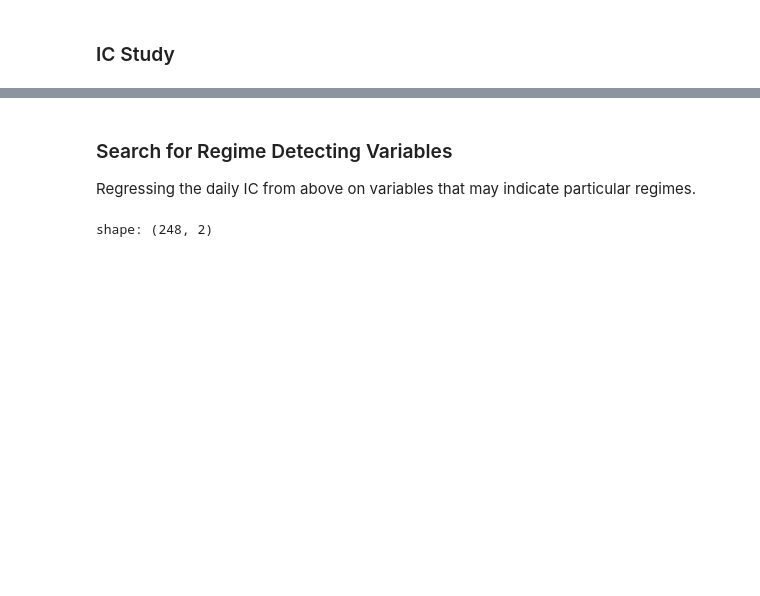
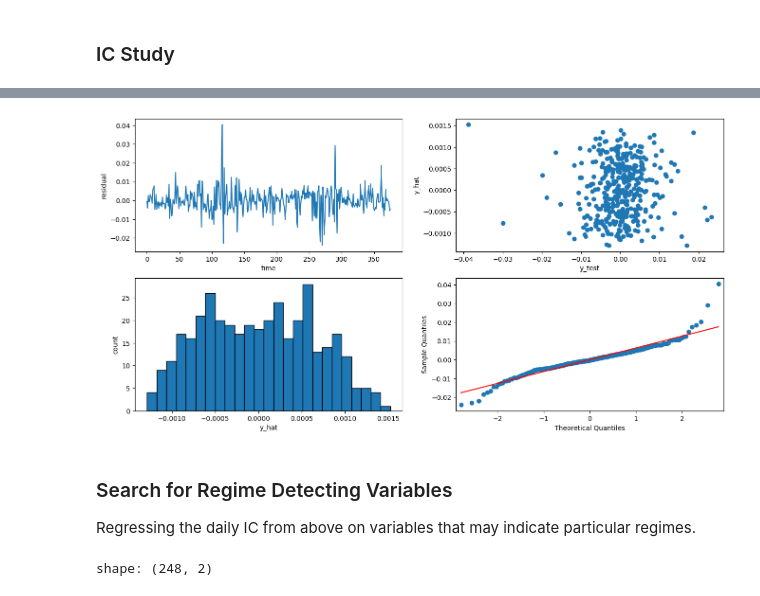
Before and after one commit to MichaelCusackNelkin/Summer_Research_2026, a Jupyter notebook: forecast/forecasting.ipynb, the cells around one changed output, grey strips where cells are left out. Cells and saved outputs as stored; diff of their text form; code cells hidden in the pictures; blank space fills up the shorter version.

```diff
--- a/forecast/forecasting.ipynb
+++ b/forecast/forecasting.ipynb
@@ -223,19 +239,19 @@ shape: (20_288, 19)
 # %% [markdown]
 ### Shapley Values
 # %%
-import sklearn
-import statsmodels.api as sm
+# import sklearn
+# import statsmodels.api as sm
 
-features = ["signed_mean_imb_ratio", "norm_rank_imb", "rank_x_net_imb"]
+# features = ["signed_mean_imb_ratio", "norm_rank_imb", "net_signed_imb"]
 
-scaler = sklearn.preprocessing.StandardScaler()
+# scaler = sklearn.preprocessing.StandardScaler()
 
-X = scaler.fit_transform(data[features].to_pandas())
-y = data["return_to_close"].to_pandas()
+# X = scaler.fit_transform(data[features].to_pandas())
+# y = data["return_xm"].to_pandas()
 
-model = sklearn.linear_model.Ridge(alpha=1e-1)
-model.fit(X,y)
+# model = sklearn.linear_model.Lasso(alpha=1e-5)
+# model.fit(X,y)
 
-print("Model coefficients:\n")
-for i, f in enumerate(features):
-    print(f"{f} = {model.coef_[i]:,.10f}")
+# print("Model coefficients:\n")
+# for i, f in enumerate(features):
+#     print(f"{f} = {model.coef_[i]:,.10f}")
@@ -437,3 +382,25 @@ Mean RMSE across folds: +0.0238
+# %%
+fig, ax = plt.subplots(2, 2, figsize=(16,8))
+
+residuals = pred['yhat'].to_numpy() - y_test
+
+ax[0,0].plot(residuals)
+ax[0,0].set_xlabel("time")
+ax[0,0].set_ylabel("residual")
+
+ax[0,1].scatter(y_test, pred['yhat'].to_numpy())
+ax[0,1].set_xlabel("y_test")
+ax[0,1].set_ylabel("y_hat")
+
+ax[1,0].hist(pred['yhat'].to_numpy(), edgecolor='black', bins=25)
+ax[1,0].set_xlabel("y_hat")
+ax[1,0].set_ylabel("count")
+
+sm.qqplot(residuals.flatten(), line='s', ax=ax[1,1])
+
+plt.show()
+# %% [output]
+[figure, added]
 # %% [markdown]
 ### Search for Regime Detecting Variables
 Regressing the daily IC from above on variables that may indicate particular regimes.
```
Also changed, not shown: parts of 14 cells of this notebook.
